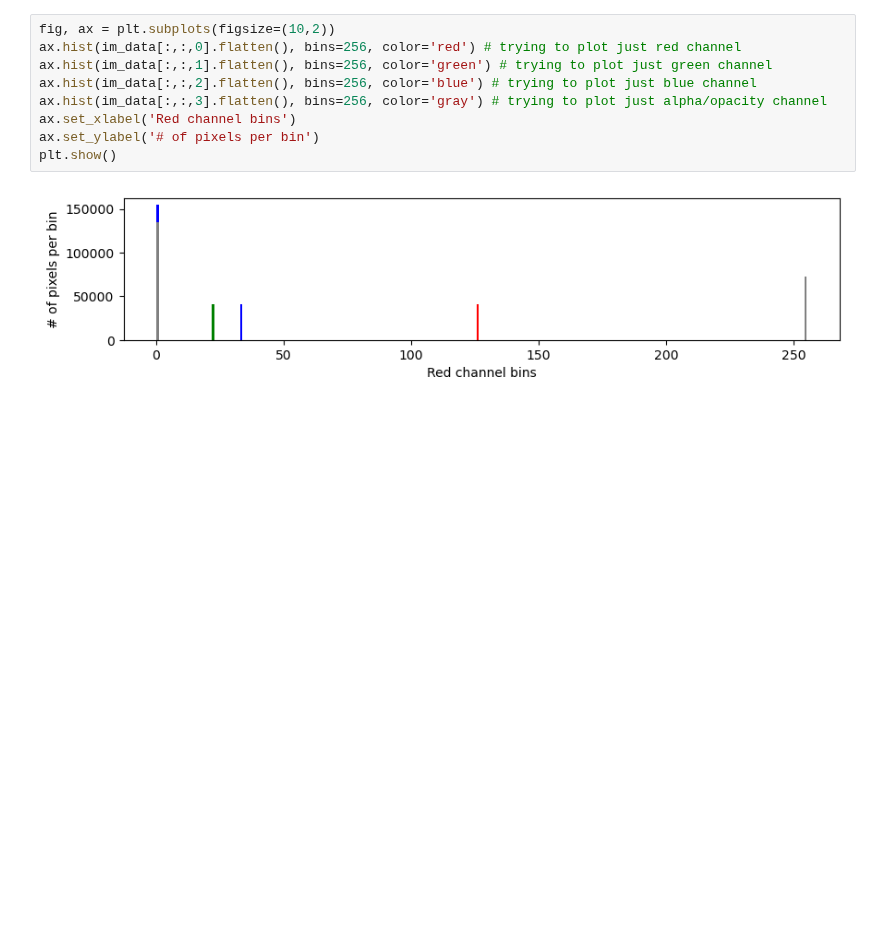
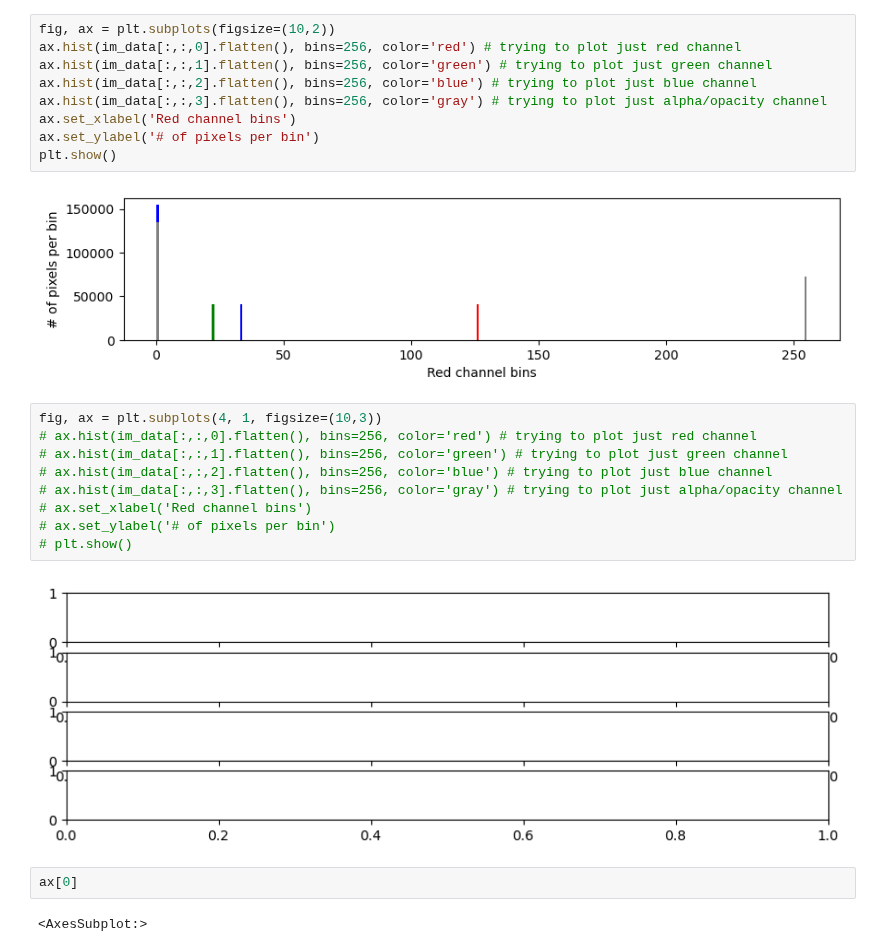
Before and after one commit to UIUC-iSchool-DataViz/is445_bcubcg_fall2025, a Jupyter notebook: _site/week04/inClass_week04.ipynb, the cells around one changed output. Cells and saved outputs as stored; diff of their text form; blank space fills up the shorter version.

```diff
--- a/_site/week04/inClass_week04.ipynb
+++ b/_site/week04/inClass_week04.ipynb
@@ -116,3 +116,18 @@ ax.set_ylabel('# of pixels per bin')
 plt.show()
 # %% [output]
 [figure]
+# %%
+fig, ax = plt.subplots(4, 1, figsize=(10,3))
+# ax.hist(im_data[:,:,0].flatten(), bins=256, color='red') # trying to plot just red channel
+# ax.hist(im_data[:,:,1].flatten(), bins=256, color='green') # trying to plot just green channel
+# ax.hist(im_data[:,:,2].flatten(), bins=256, color='blue') # trying to plot just blue channel
+# ax.hist(im_data[:,:,3].flatten(), bins=256, color='gray') # trying to plot just alpha/opacity channel
+# ax.set_xlabel('Red channel bins')
+# ax.set_ylabel('# of pixels per bin')
+# plt.show()
+# %% [output]
+[figure, added]
+# %%
+ax[0]
+# %% [output]
+<AxesSubplot:>
```
